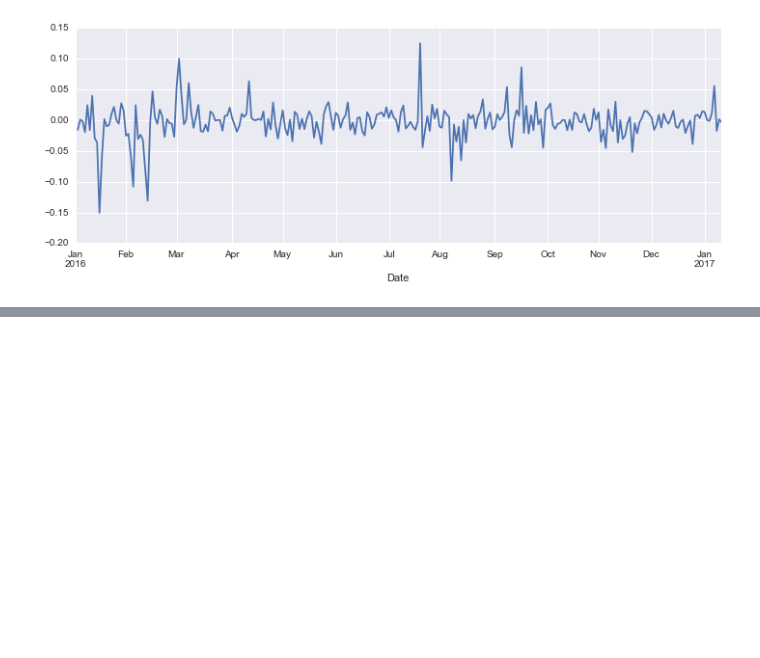
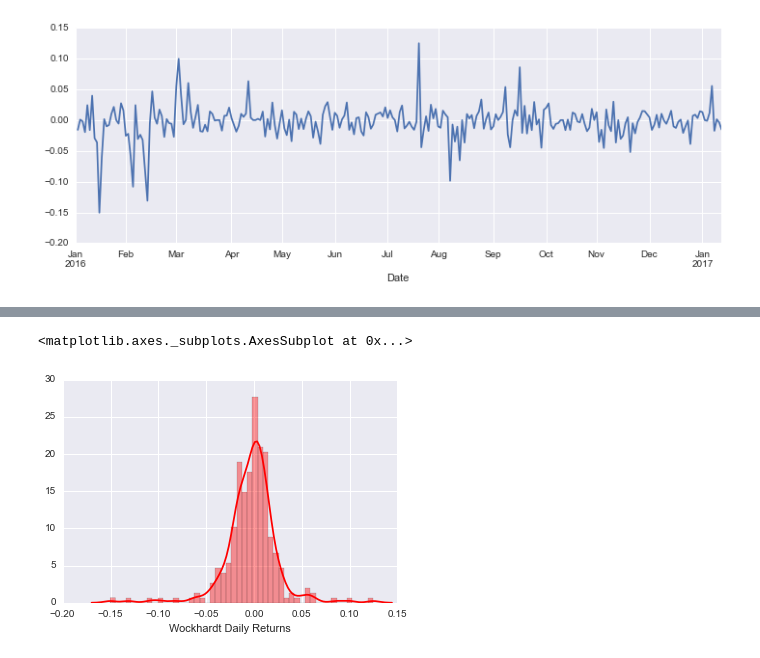
Before and after one commit to sunyam/NSE_Stocks_Analysis, a Jupyter notebook: Stocks_Analysis.ipynb, the cells around one changed output, grey strips where cells are left out. Saved outputs shown, nothing was run; the diff lists cells and outputs as text; code cells hidden in the pictures; blank space fills up the shorter version.

```diff
--- a/Stocks_Analysis.ipynb
+++ b/Stocks_Analysis.ipynb
@@ -101,0 +104,5 @@ DailyReturns.plot(legend=True, figsize=(16,6), colors=['b','g','r','y'])
+# %%
+sns.distplot(DailyReturns['W_DR'].dropna(), bins=50, color='red', axlabel='Wockhardt Daily Returns')
+# %% [output]
+<matplotlib.axes._subplots.AxesSubplot at 0x...>
+[figure, added]
```
Also changed, not shown: parts of 7 cells of this notebook.
